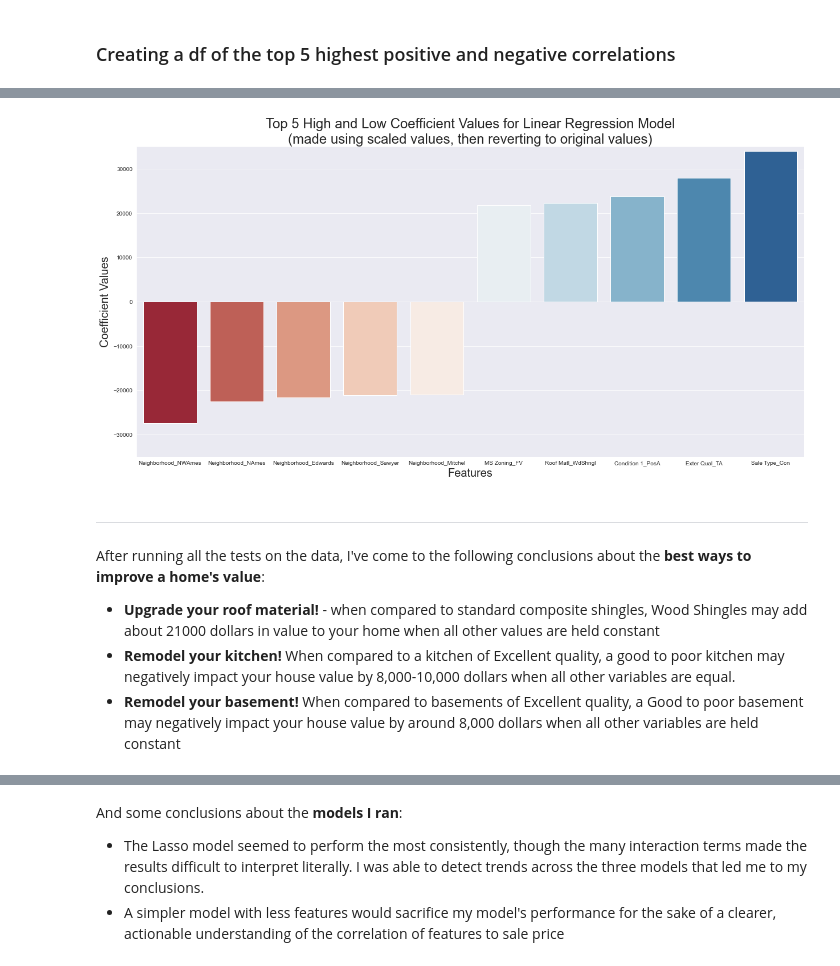
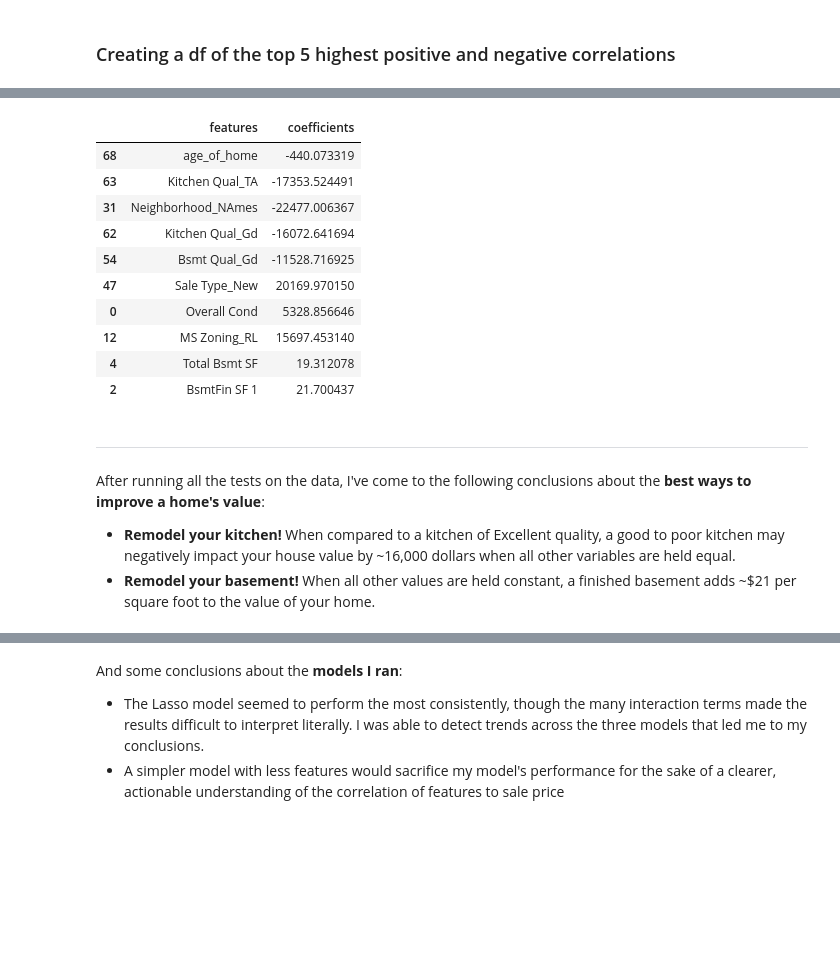
Before and after one commit to EricHeidbreder/GA_projects, a Jupyter notebook: projects/project_2-master/code/07_conclusions.ipynb, the cells around one changed output, grey strips where cells are left out. Cells and saved outputs as stored; diff of their text form; code cells hidden in the pictures; blank space fills up the shorter version.

```diff
--- a/projects/project_2-master/code/07_conclusions.ipynb
+++ b/projects/project_2-master/code/07_conclusions.ipynb
@@ -42,3 +44,4 @@ def coef_column_clean(data):
 lasso_coefs_clean = coef_column_clean(lasso_coefs)
 ridge_coefs_clean = coef_column_clean(ridge_coefs)
 linreg_coefs_clean = coef_column_clean(linreg_coefs)
+scaled_lr_coefs_clean = coef_column_clean(scaled_lr_coefs)
@@ -79,5 +54,5 @@ ridge_best_worst = pd.concat([ridge_coefs_clean.head(), ridge_coefs_clean.tail()
 # %%
 linreg_best_worst = pd.concat([linreg_coefs_clean.head(), linreg_coefs_clean.tail()])
 # %%
-scaled_linreg_best_worst = pd.concat([scaled_linreg_df.head(), scaled_linreg_df.tail()])
+scaled_linreg_best_worst = pd.concat([scaled_lr_coefs_clean.head(), scaled_lr_coefs_clean.tail()])
 # %%
@@ -102,15 +77,24 @@ plt.savefig('../images/coefs_ridge_reg');
-# %%
-create_coef_plot(linreg_best_worst[scaled_linreg_best_worst.columns],
-                 'Top 5 High and Low Coefficient Values for Linear Regression Model\n(made using scaled values, then reverting to original values)',
-                 scale=[-35_000, 35_000],
-                 columns=['features', 'coefficients'])
-plt.savefig('../images/coefs_lin_reg');
-# %% [output]
-[figure, removed]
+# %%
+# I need to get the top and bottom 5 features from the scaled linear regression model
+features = scaled_linreg_best_worst.index
+# %%
+# Now I want to see what the coefficients are for those in dollars by calling the features from the unscaled linear regression model
+linreg_coefs_clean.loc[features]
+# %% [output]
+|  | features | coefficients |
+| 68 | age_of_home | -440.073319 |
+| 63 | Kitchen Qual_TA | -17353.524491 |
+| 31 | Neighborhood_NAmes | -22477.006367 |
+| 62 | Kitchen Qual_Gd | -16072.641694 |
+| 54 | Bsmt Qual_Gd | -11528.716925 |
+| 47 | Sale Type_New | 20169.970150 |
+| 0 | Overall Cond | 5328.856646 |
+| 12 | MS Zoning_RL | 15697.453140 |
+| 4 | Total Bsmt SF | 19.312078 |
+| 2 | BsmtFin SF 1 | 21.700437 |
 # %% [markdown]
 ---
 After running all the tests on the data, I've come to the following conclusions about the **best ways to improve a home's value**:
-* **Upgrade your roof material!** - when compared to standard composite shingles, Wood Shingles may add about 21000 dollars in value to your home when all other values are held constant
-* **Remodel your kitchen!** When compared to a kitchen of Excellent quality, a good to poor kitchen may negatively impact your house value by 8,000-10,000 dollars when all other variables are equal.
-* **Remodel your basement!** When compared to basements of Excellent quality, a Good to poor basement may negatively impact your house value by around 8,000 dollars when all other variables are held constant
+* **Remodel your kitchen!** When compared to a kitchen of Excellent quality, a good to poor kitchen may negatively impact your house value by ~16,000 dollars when all other variables are held equal.
+* **Remodel your basement!** When all other values are held constant, a finished basement adds ~$21 per square foot to the value of your home.
 # %% [markdown]
```
Also changed, not shown: parts of 11 cells of this notebook, 12 other files.
